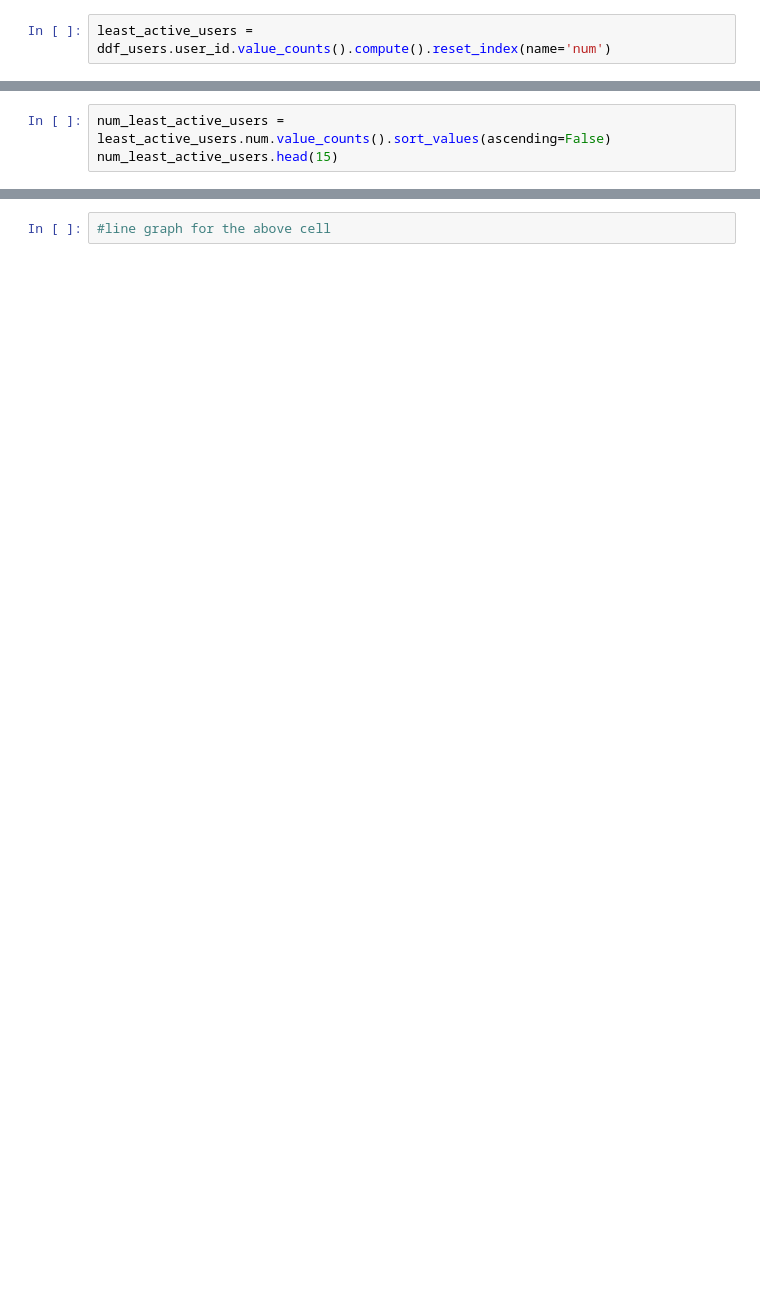
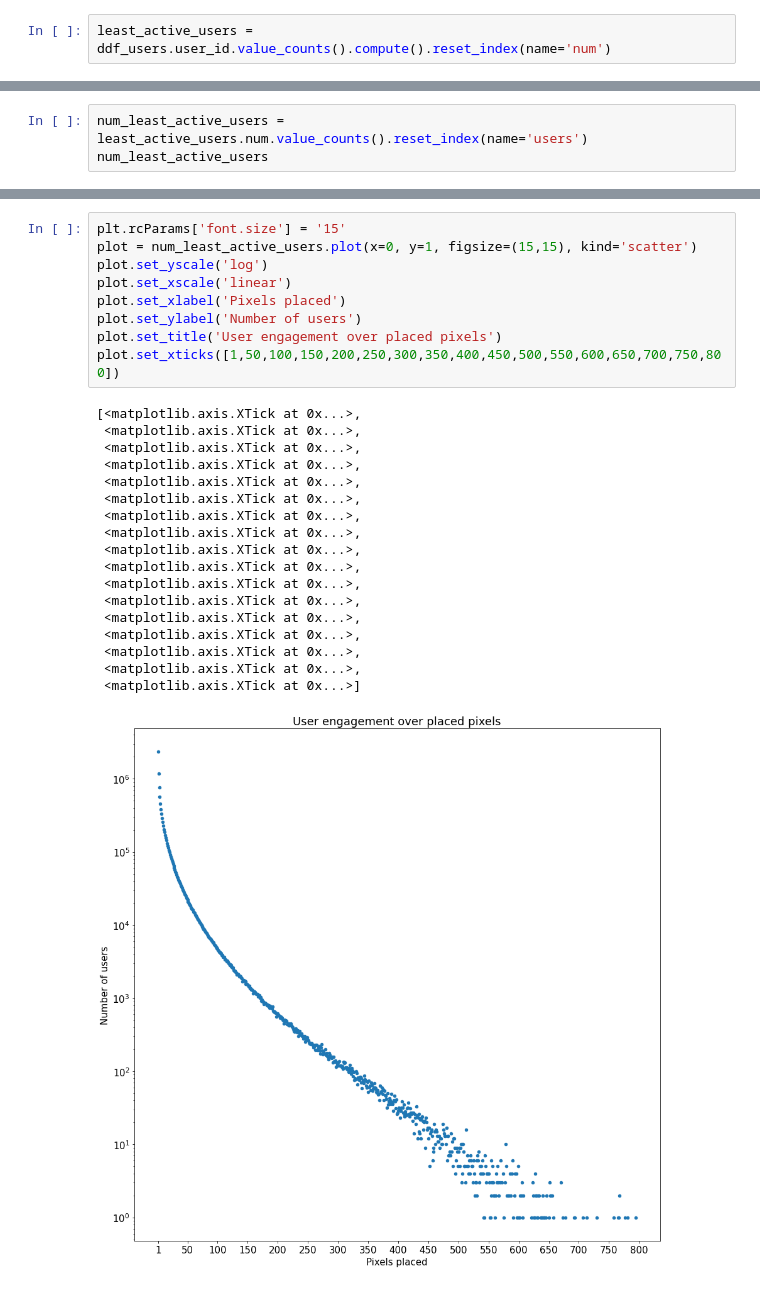
Before and after one commit to Denis-Iv/Analyzing-Social-Experiment, a Jupyter notebook: visualize_data.ipynb, the cells around one changed output, grey strips where cells are left out. Drawn from its saved outputs; the diff is of its cells as text; blank space fills up the shorter version.

Commit message:
Create scatter plot for user engagement

```diff
--- a/visualize_data.ipynb
+++ b/visualize_data.ipynb
@@ -40,4 +76,4 @@ least_active_users = ddf_users.user_id.value_counts().compute().reset_index(name
 # %%
-num_least_active_users = least_active_users.num.value_counts().sort_values(ascending=False)
-num_least_active_users.head(15)
+num_least_active_users = least_active_users.num.value_counts().reset_index(name='users')
+num_least_active_users
 # %% [output]
@@ -60,5 +93,31 @@ Name: num, dtype: int64
-# %%
-#line graph for the above cell
+# %%
+plt.rcParams['font.size'] = '15'
+plot = num_least_active_users.plot(x=0, y=1, figsize=(15,15), kind='scatter')
+plot.set_yscale('log')
+plot.set_xscale('linear')
+plot.set_xlabel('Pixels placed')
+plot.set_ylabel('Number of users')
+plot.set_title('User engagement over placed pixels')
+plot.set_xticks([1,50,100,150,200,250,300,350,400,450,500,550,600,650,700,750,800])
+# %% [output]
+[<matplotlib.axis.XTick at 0x...>,
+ <matplotlib.axis.XTick at 0x...>,
+ <matplotlib.axis.XTick at 0x...>,
+ <matplotlib.axis.XTick at 0x...>,
+ <matplotlib.axis.XTick at 0x...>,
+ <matplotlib.axis.XTick at 0x...>,
+ <matplotlib.axis.XTick at 0x...>,
+ <matplotlib.axis.XTick at 0x...>,
+ <matplotlib.axis.XTick at 0x...>,
+ <matplotlib.axis.XTick at 0x...>,
+ <matplotlib.axis.XTick at 0x...>,
+ <matplotlib.axis.XTick at 0x...>,
+ <matplotlib.axis.XTick at 0x...>,
+ <matplotlib.axis.XTick at 0x...>,
+ <matplotlib.axis.XTick at 0x...>,
+ <matplotlib.axis.XTick at 0x...>,
+ <matplotlib.axis.XTick at 0x...>]
+[figure, added]
 # %%
 ddf_main = dd.read_csv('..\\data\\raw\\2022_place_canvas_history_optimized.csv')
 
```
Also changed, not shown: parts of 9 cells of this notebook.
